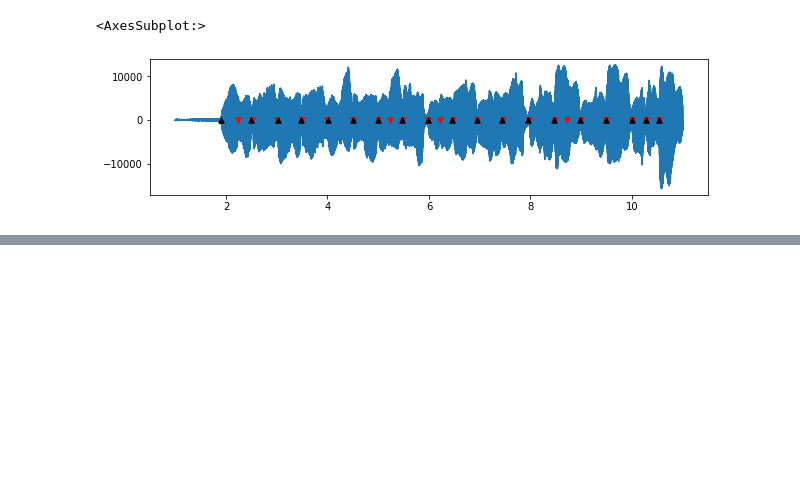
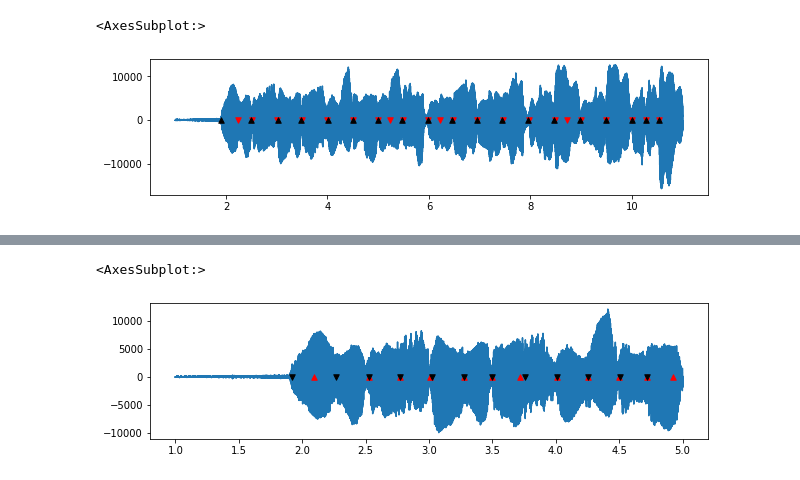
Before and after one commit to SimonFalk/beyondPianoRoll, a Jupyter notebook: demo.ipynb, the cells around one changed output, grey strips where cells are left out. Cells and saved outputs as stored; diff of their text form; code cells hidden in the pictures; blank space fills up the shorter version.

Commit message:
display notes result

```diff
--- a/demo.ipynb
+++ b/demo.ipynb
@@ -110,3 +121,23 @@ onset_visualizer(passage=passage, ax=ax, onset_styles=styles)
 # %% [output]
 <AxesSubplot:>
 [figure]
+# %%
+# Load note data
+
+with open("datasets/slurtest_add/sc_onsets/" + os.path.basename(audio_fname)[:-4] + "_sc.csv") as file:
+    sc_data = file.readlines()
+sc_onsets = np.unique(np.array([float(onset.strip()) for onset in sc_data]))
+# %%
+spaces = np.ediff1d(sc_onsets)
+margins = []
+for note_i in range(len(sc_onsets)):
+    if note_i == 0:
+        margins.append(spaces[0]/2)
+    elif note_i == len(sc_onsets) - 1:
+        margins.append(spaces[-1]/2)
+    else:
+        print(spaces[note_i-1]/2, spaces[note_i]/2)
+        margins.append(min(
+            spaces[note_i-1]/2, spaces[note_i]/2
+        ))
+margins = np.array(margins)
@@ -112,0 +182,17 @@ onset_visualizer(passage=passage, ax=ax, onset_styles=styles)
+# %%
+begin, end = 1,5
+fig,ax = plt.subplots(figsize=(10,2.5))
+passage = passage_extractor(audio,
+        [
+            sc_onsets,
+            sc_onsets+margins
+        ],
+    [begin, end],
+    sr=sample_rate
+)[0]
+
+# Function below plots only the content in the passage --- keep fixed
+onset_visualizer(passage=passage, ax=ax)
+# %% [output]
+<AxesSubplot:>
+[figure, added]
```
Also changed, not shown: parts of 5 cells of this notebook.
